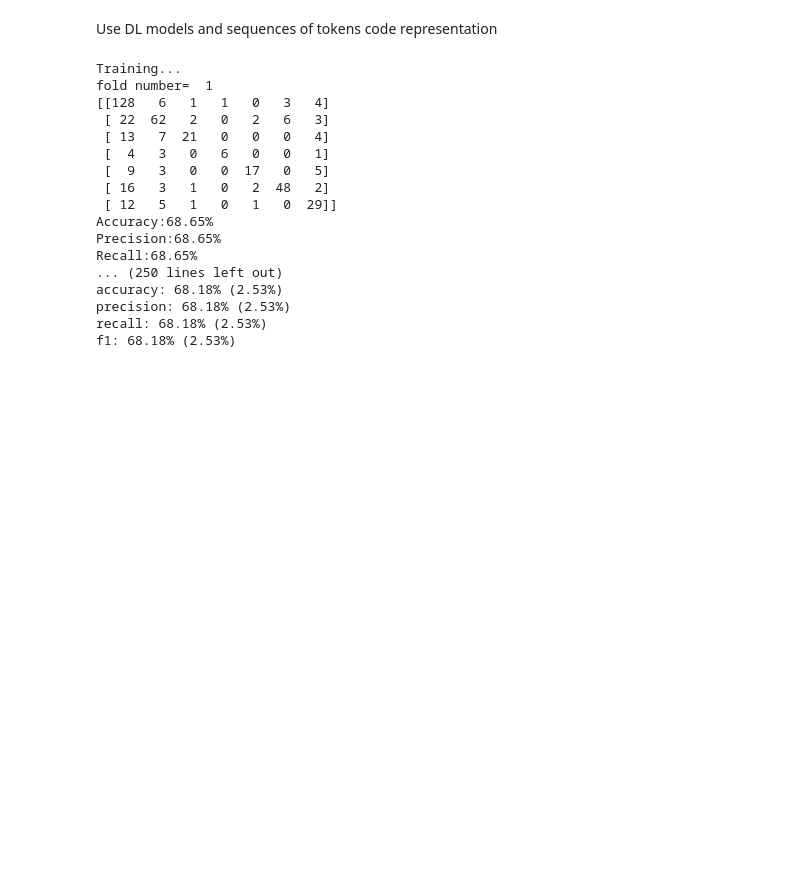
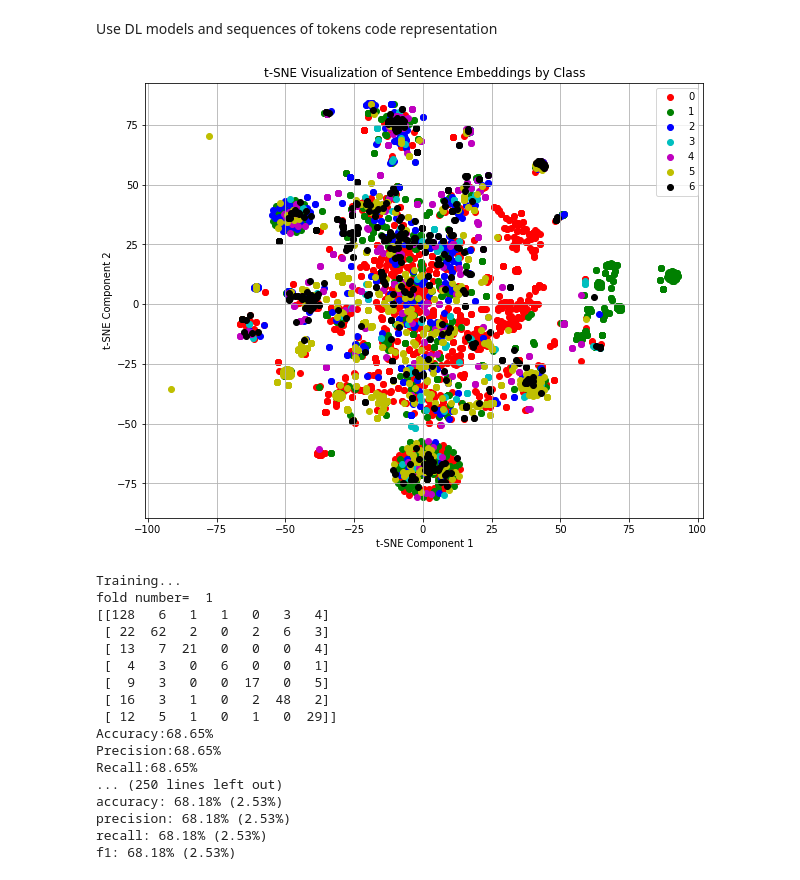
Before and after one commit to iliaskaloup/vuln_classification, a Jupyter notebook: category_prediction_RF_averagedEmbeddings.ipynb, the cells around one changed output. Saved outputs shown, nothing was run; the diff lists cells and outputs as text; code cells hidden in the pictures; blank space fills up the shorter version.

```diff
--- a/category_prediction_RF_averagedEmbeddings.ipynb
+++ b/category_prediction_RF_averagedEmbeddings.ipynb
@@ -232,6 +232,36 @@ if multi == True:
     data["Category_Index"] = data["Category"].map(category_to_index)
 # %% [markdown]
 Use DL models and sequences of tokens code representation
+# %%
+# T-SNE Plot
+X = np.array(tokenized_list)
+X = np.array([vectorize(sentence, w2v_vectors) for sentence in X])
+
+y = data["Category_Index"].values
+
+from sklearn.manifold import TSNE
+
+# Reduce dimensionality using t-SNE
+tsne = TSNE(n_components=2, random_state=seed)
+embeddings_tsne = tsne.fit_transform(X)
+
+# Plot t-SNE visualization
+plt.figure(figsize=(10, 8))
+class_labels = np.unique(y)
+colors = ['r', 'g', 'b', 'c', 'm', 'y', 'k']  # Example colors for each class
+
+for i, class_label in enumerate(class_labels):
+    indices = np.where(y == class_label)
+    plt.scatter(embeddings_tsne[indices, 0], embeddings_tsne[indices, 1], c=colors[i], label=class_label)
+
+plt.title('t-SNE Visualization of Sentence Embeddings by Class')
+plt.xlabel('t-SNE Component 1')
+plt.ylabel('t-SNE Component 2')
+plt.legend()
+plt.grid(True)
+plt.show()
+# %% [output]
+[figure, added]
 # %%
 def runDLCrossVal_multi(X, y, w2v_vectors, max_len, seed):
     ############## cross validation
```
Also changed, not shown: parts of 2 cells of this notebook, 4 other files.
